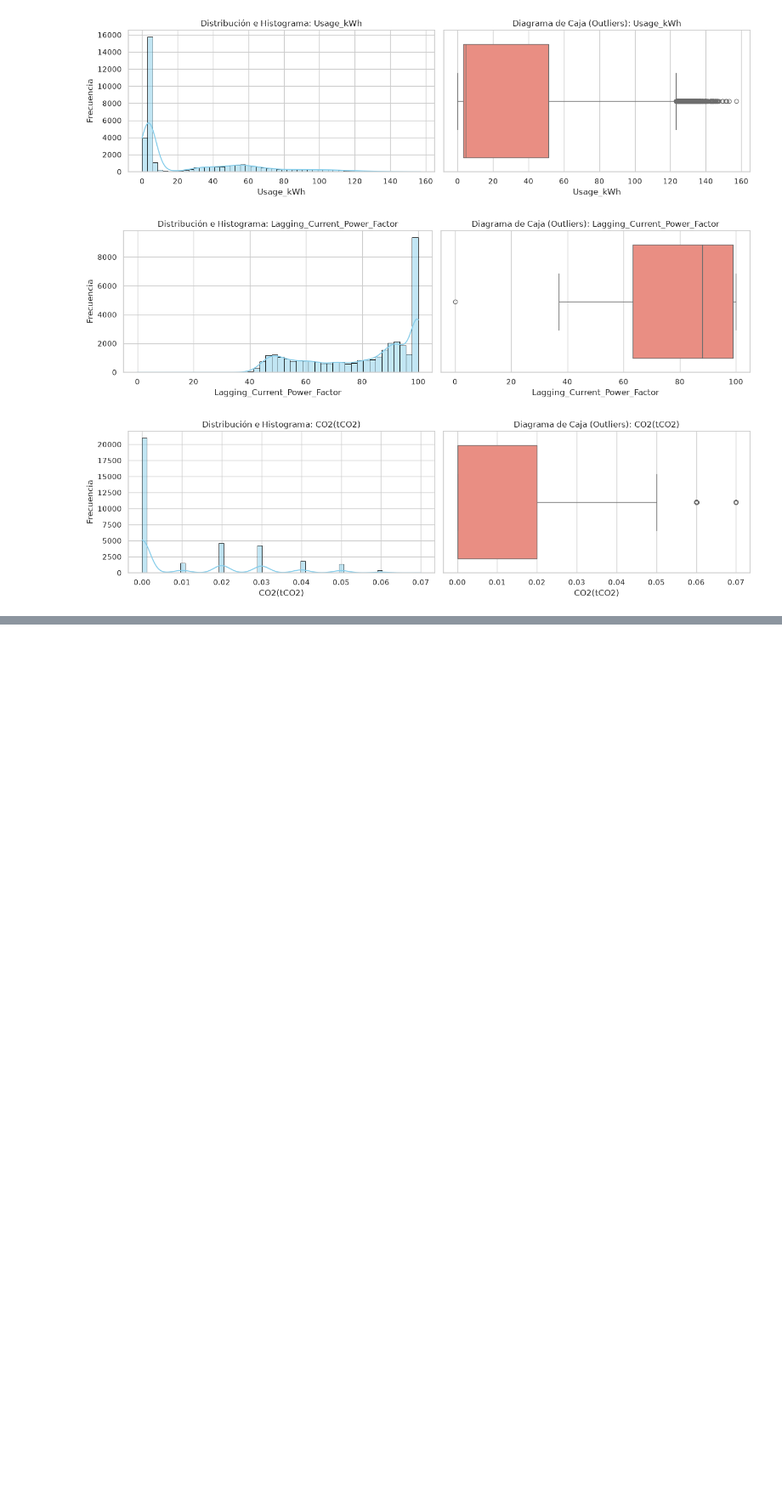
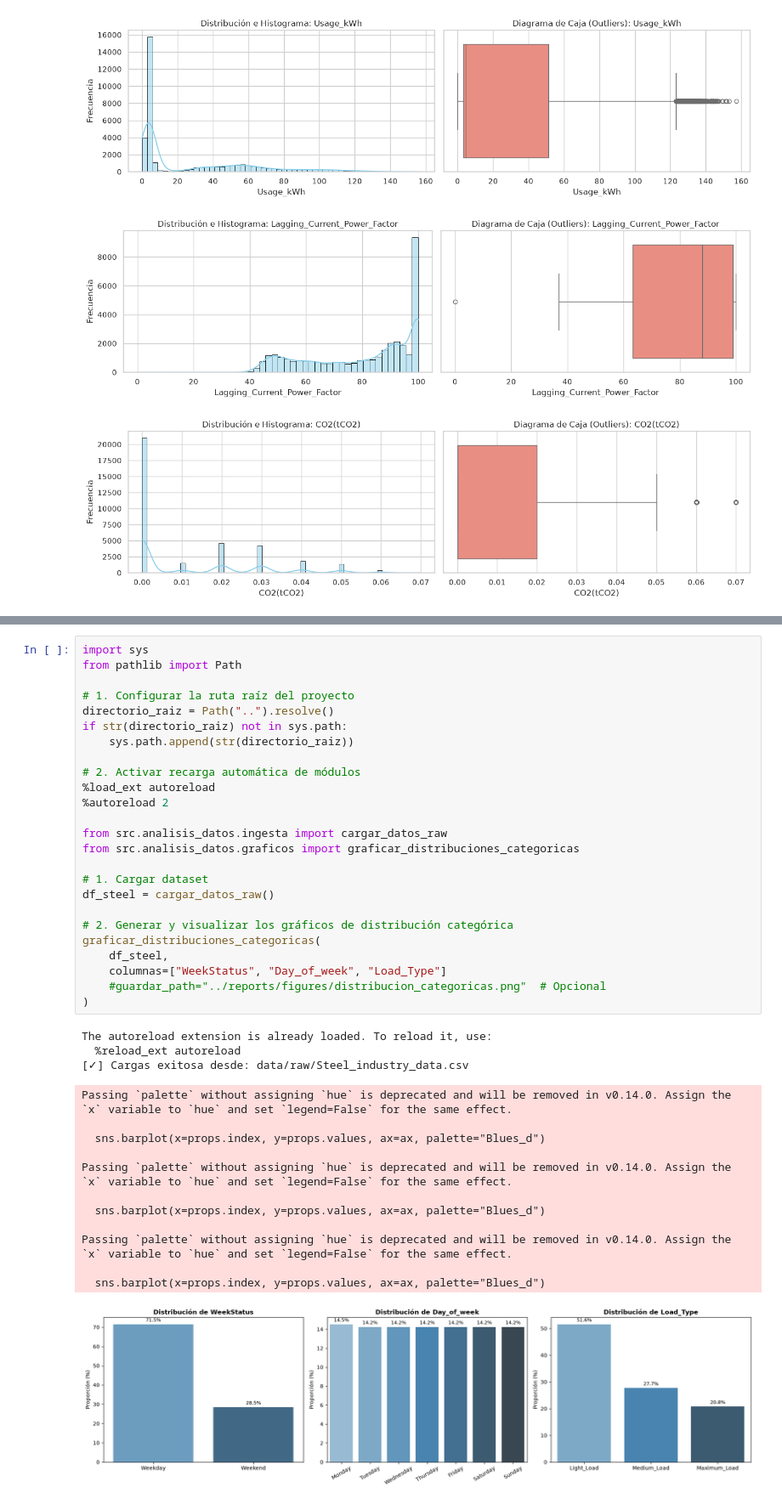
Before and after one commit to JoMi-MorV/Proyecto_Mineria_de_Datos_Daewoo, a Jupyter notebook: notebooks/01_analisis_exploratorio.ipynb, the cells around one changed output, grey strips where cells are left out. Shown at 85% size. Cells and saved outputs as stored; diff of their text form; blank space fills up the shorter version.

Commit message:
Se agrego distribuciones para las variables categoricas

```diff
--- a/notebooks/01_analisis_exploratorio.ipynb
+++ b/notebooks/01_analisis_exploratorio.ipynb
@@ -111,3 +125,44 @@ for nombre_var, df_tabla in tablas_cat.items():
 | Light_Load | 18072 | 51.58% |
 | Medium_Load | 9696 | 27.67% |
 | Maximum_Load | 7272 | 20.75% |
+# %%
+import sys
+from pathlib import Path
+
+# 1. Configurar la ruta raíz del proyecto
+directorio_raiz = Path("..").resolve()
+if str(directorio_raiz) not in sys.path:
+    sys.path.append(str(directorio_raiz))
+
+# 2. Activar recarga automática de módulos
+%load_ext autoreload
+%autoreload 2
+
+from src.analisis_datos.ingesta import cargar_datos_raw
+from src.analisis_datos.graficos import graficar_distribuciones_categoricas
+
+# 1. Cargar dataset
+df_steel = cargar_datos_raw()
+
+# 2. Generar y visualizar los gráficos de distribución categórica
+graficar_distribuciones_categoricas(
+    df_steel,
+    columnas=["WeekStatus", "Day_of_week", "Load_Type"]
+    #guardar_path="../reports/figures/distribucion_categoricas.png"  # Opcional
+)
+# %% [output]
+The autoreload extension is already loaded. To reload it, use:
+  %reload_ext autoreload
+[✓] Cargas exitosa desde: data/raw/Steel_industry_data.csv
+Passing `palette` without assigning `hue` is deprecated and will be removed in v0.14.0. Assign the `x` variable to `hue` and set `legend=False` for the same effect.
+
+  sns.barplot(x=props.index, y=props.values, ax=ax, palette="Blues_d")
+
+Passing `palette` without assigning `hue` is deprecated and will be removed in v0.14.0. Assign the `x` variable to `hue` and set `legend=False` for the same effect.
+
+  sns.barplot(x=props.index, y=props.values, ax=ax, palette="Blues_d")
+
+Passing `palette` without assigning `hue` is deprecated and will be removed in v0.14.0. Assign the `x` variable to `hue` and set `legend=False` for the same effect.
+
+  sns.barplot(x=props.index, y=props.values, ax=ax, palette="Blues_d")
+[figure, added]
```
Also changed, not shown: parts of 1 cell of this notebook, 1 other file.
